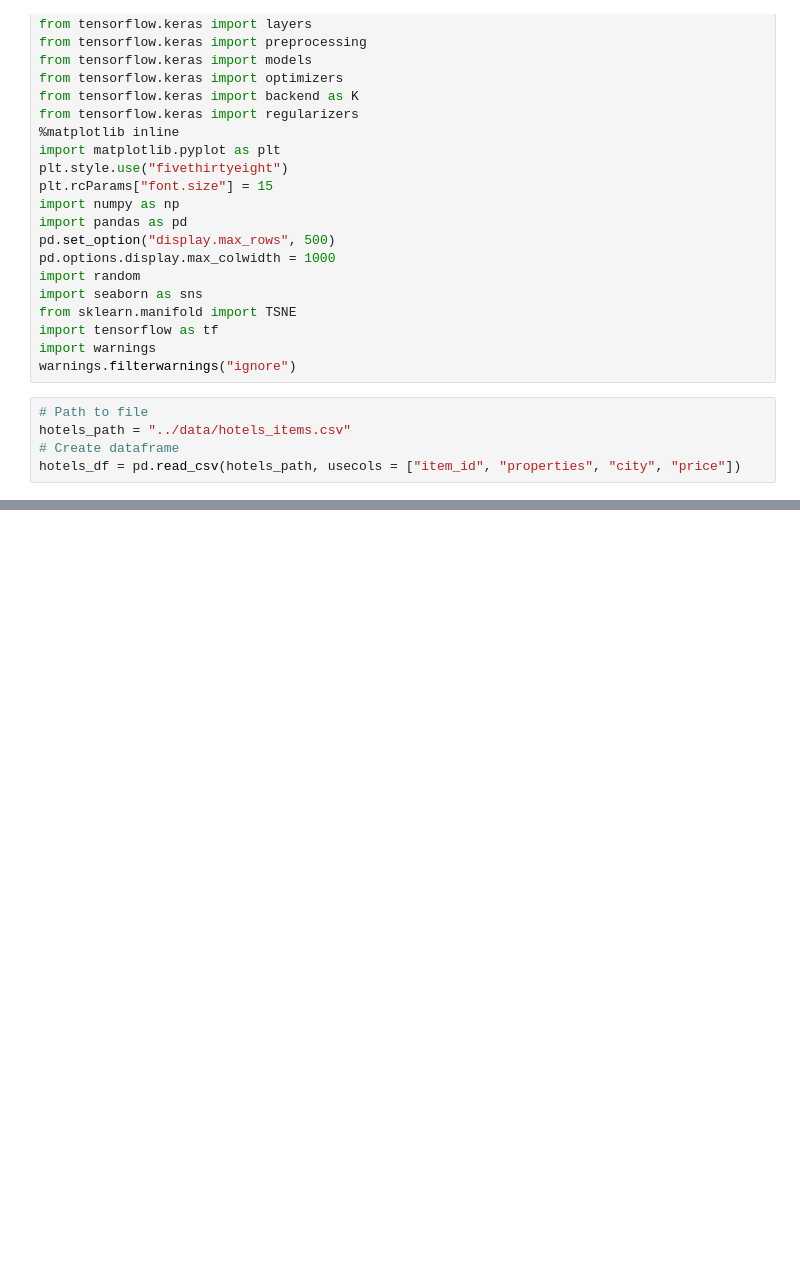
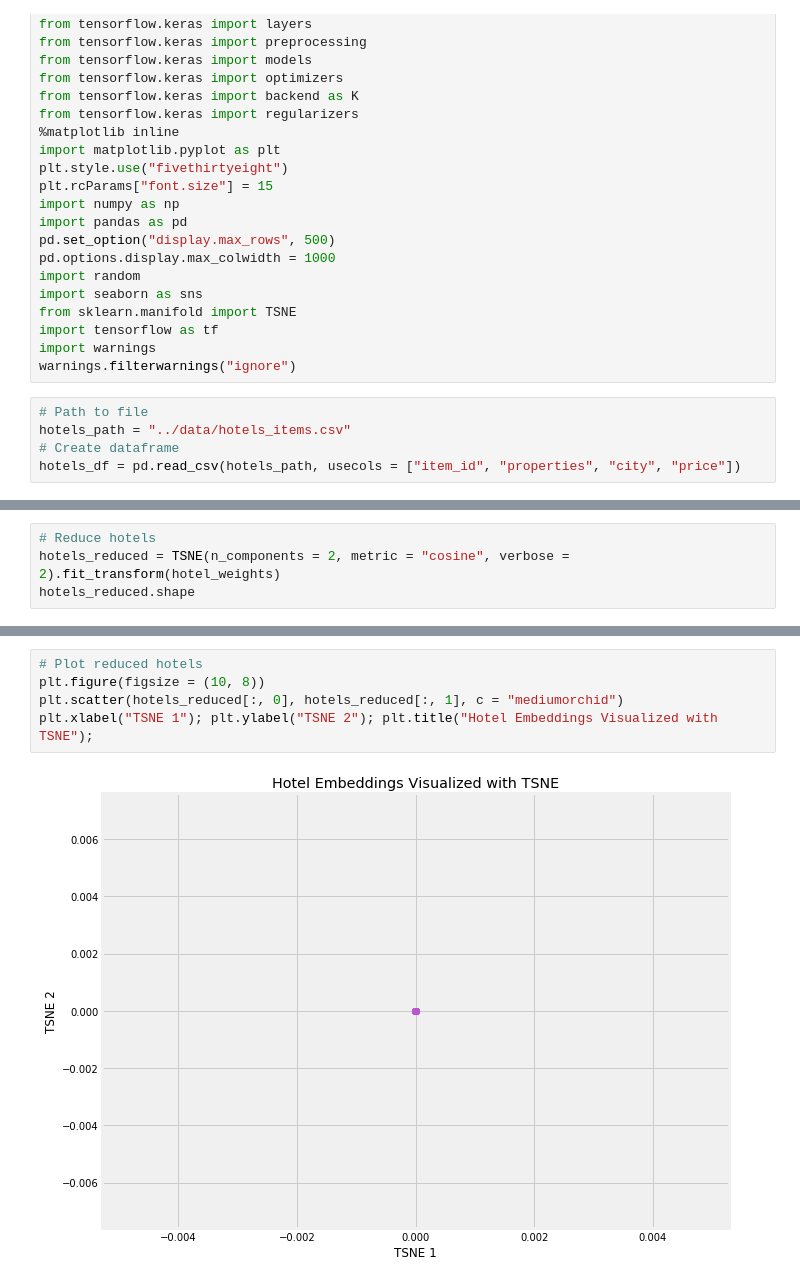
Before and after one commit to fpleoni/where_do_we_go_from_here, a Jupyter notebook: jupyter_notebooks/using_embeddings_from_second_attempt.ipynb, the cells around one changed output, grey strips where cells are left out. Saved outputs shown, nothing was run; the diff lists cells and outputs as text; blank space fills up the shorter version.

```diff
--- a/jupyter_notebooks/using_embeddings_from_second_attempt.ipynb
+++ b/jupyter_notebooks/using_embeddings_from_second_attempt.ipynb
@@ -90,0 +215,4 @@ Use tf.cast instead.
+# %%
+# Reduce hotels
+hotels_reduced = TSNE(n_components = 2, metric = "cosine", verbose = 2).fit_transform(hotel_weights)
+hotels_reduced.shape
@@ -90,0 +308,7 @@ Use tf.cast instead.
+# %%
+# Plot reduced hotels
+plt.figure(figsize = (10, 8))
+plt.scatter(hotels_reduced[:, 0], hotels_reduced[:, 1], c = "mediumorchid")
+plt.xlabel("TSNE 1"); plt.ylabel("TSNE 2"); plt.title("Hotel Embeddings Visualized with TSNE");
+# %% [output]
+[figure, added]
```
Also changed, not shown: parts of 17 cells of this notebook.
